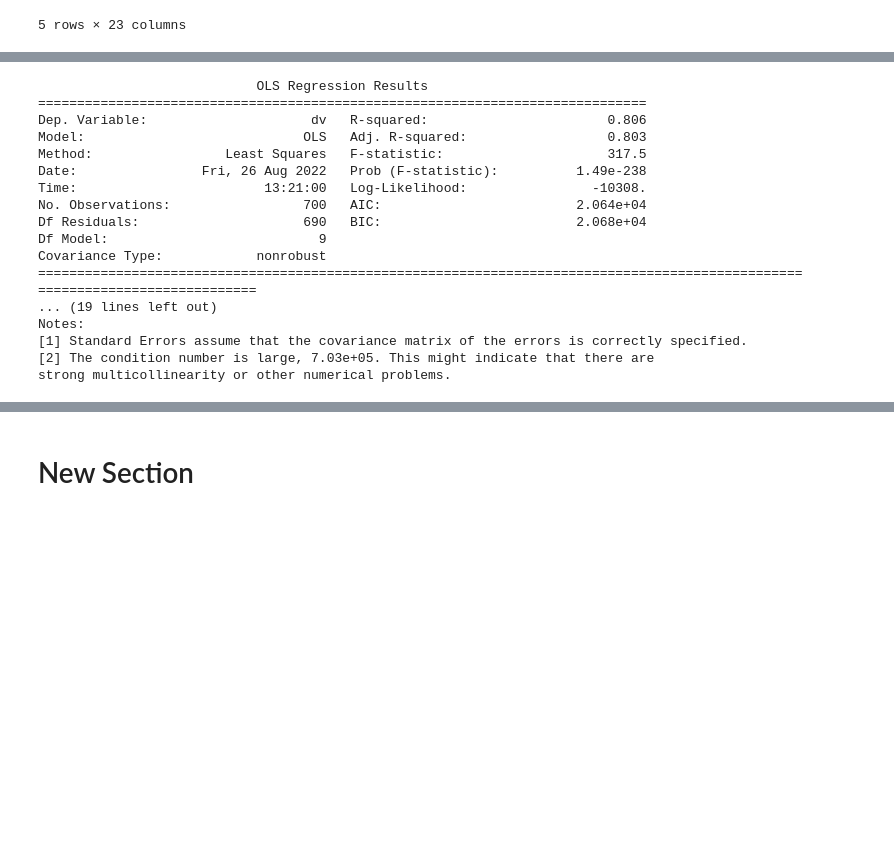
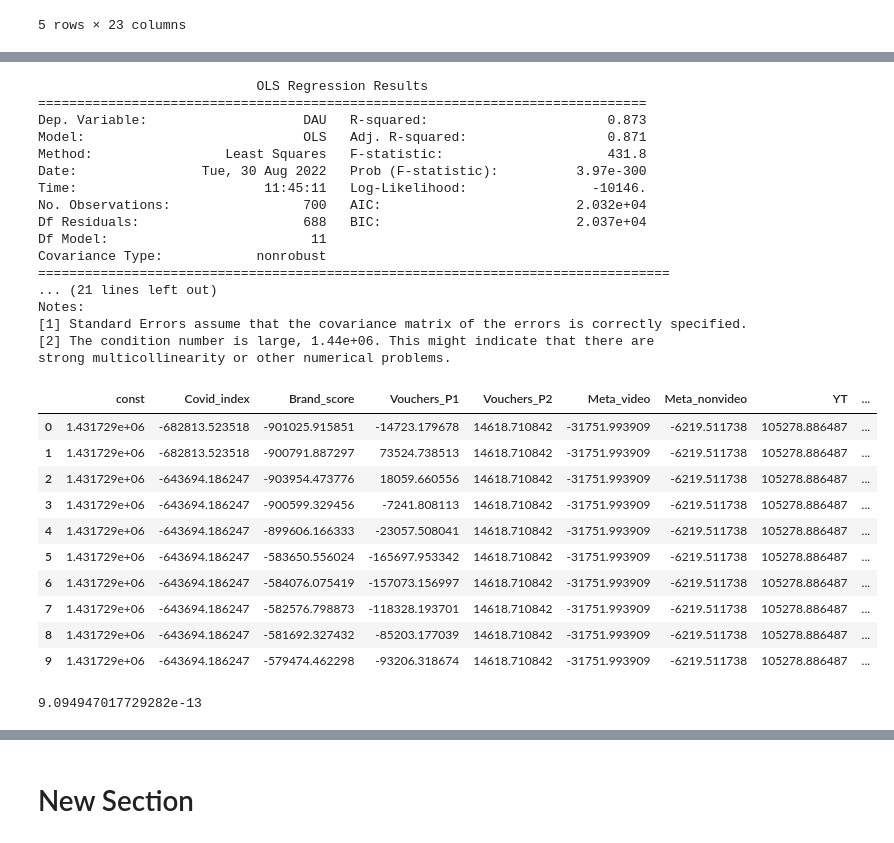
Before and after one commit to Akash743/Mathematical-Optimization, a Jupyter notebook: Testing_final.ipynb, the cells around one changed output, grey strips where cells are left out. Cells and saved outputs as stored; diff of their text form; code cells hidden in the pictures; blank space fills up the shorter version.

```diff
--- a/Testing_final.ipynb
+++ b/Testing_final.ipynb
@@ -285,5 +218,3 @@ useful[i:i+2].append('Week2')
-# %%
-useful =  useful[i:i+2].append('Week2')
 # %%
 for i in range(3,len(dfu.columns)-1,2):
 #  f= plt.figure(figsize=(18,3))
@@ -618,0 +537,6 @@ sns.heatmap(df_heatmap.corr(),annot=True,linewidths=.5, ax=ax)
+# %%
+## Adstocking and Sigmoid Transformation
+dt.columns = ['EndPeriod', 'Month', 'Month_Year', 'Week', 'Week2', 'Year', 'month_nr',
+       'week_nr', 'DAU', 'Covid_index', 'Brand_score', 'Vouchers_P1',
+       'Vouchers_P2', 'Meta_video', 'Meta_nonvideo', 'YT', 'TikTok', 'TV_ent',
+       'TV_news', 'Own_digital_2', 'Own_digital_1', 'Insta_all', 'Insta_own']
@@ -619,5 +547,13 @@ sns.heatmap(df_heatmap.corr(),annot=True,linewidths=.5, ax=ax)
+# %%
+dt['Brand_score'] = dt["Brand_score"]+.000003*dt['DAU']
+dt["DAU"] = dt["DAU"]*.94567
+dt['Insta_own'] = dt['Insta_own']+ dt["DAU"]*.1
 # %%
+# xf = dt.drop(['Month', 'Month_Year', 'Week', 'Week2', 'Year', 'month_nr', 'week_nr',
+#        'EndPeriod',"Week",'DAU',"GRI_extfactor","PERMKT_E2_type6_E3_bau_net_hlflfe15_satpnt0.7_stpness1",
+#        "PERMKT_E2_type4_E3_mega_net_hlflfe3_satpnt0.7_stpness0.75","PERMKT_E2_type4_E3_bau_net_hlflfe12_satpnt0.5_stpness1.25","PERMKT_E2_type7_E3_mega_net_hlflfe12_satpnt0.6_stpness1.25"],axis=1)  #,"PERMKT_E2_type7_E3_mega_net_hlflfe12_satpnt0.6_stpness1.25"
+
 xf = dt.drop(['Month', 'Month_Year', 'Week', 'Week2', 'Year', 'month_nr', 'week_nr',
-       'EndPeriod',"Week",'DAU',"GRI_extfactor","PERMKT_E2_type6_E3_bau_net_hlflfe15_satpnt0.7_stpness1",
-       "PERMKT_E2_type4_E3_mega_net_hlflfe3_satpnt0.7_stpness0.75","PERMKT_E2_type4_E3_bau_net_hlflfe12_satpnt0.5_stpness1.25","PERMKT_E2_type7_E3_mega_net_hlflfe12_satpnt0.6_stpness1.25"],axis=1)  #,"PERMKT_E2_type7_E3_mega_net_hlflfe12_satpnt0.6_stpness1.25"
+       'EndPeriod',"Week",'DAU',
+       "Own_digital_1","Own_digital_2","Insta_own"],axis=1)  #,"PERMKT_E2_type7_E3_mega_net_hlflfe12_satpnt0.6_stpness1.25","Covid_index","TV_news"
 yf = dt[['DAU']]
@@ -650,18 +607,42 @@ print(resultsf.summary())
 # %% [output]
                             OLS Regression Results
 ==============================================================================
-Dep. Variable:                     dv   R-squared:                       0.806
-Model:                            OLS   Adj. R-squared:                  0.803
-Method:                 Least Squares   F-statistic:                     317.5
-Date:                Fri, 26 Aug 2022   Prob (F-statistic):          1.49e-238
-Time:                        13:21:00   Log-Likelihood:                -10308.
-No. Observations:                 700   AIC:                         2.064e+04
-Df Residuals:                     690   BIC:                         2.068e+04
-Df Model:                           9
+Dep. Variable:                    DAU   R-squared:                       0.873
+Model:                            OLS   Adj. R-squared:                  0.871
+Method:                 Least Squares   F-statistic:                     431.8
+Date:                Tue, 30 Aug 2022   Prob (F-statistic):          3.97e-300
+Time:                        11:45:11   Log-Likelihood:                -10146.
+No. Observations:                 700   AIC:                         2.032e+04
+Df Residuals:                     688   BIC:                         2.037e+04
+Df Model:                          11
 Covariance Type:            nonrobust
-==============================================================================================================================
-... (19 lines left out)
+=================================================================================
+... (21 lines left out)
 Notes:
 [1] Standard Errors assume that the covariance matrix of the errors is correctly specified.
-[2] The condition number is large, 7.03e+05. This might indicate that there are
+[2] The condition number is large, 1.44e+06. This might indicate that there are
 strong multicollinearity or other numerical problems.
+# %%
+#Decomps
+
+dec = pd.DataFrame()
+for i in range(len(xf.columns)):
+  dec[xf.columns[i]] = xf[xf.columns[i]] * resultsf.params.values[i]
+
+dec.head(10)
+# %% [output]
+|  | const | Covid_index | Brand_score | Vouchers_P1 | Vouchers_P2 | Meta_video | Meta_nonvideo | YT | ... |
+| 0 | 1.431729e+06 | -682813.523518 | -901025.915851 | -14723.179678 | 14618.710842 | -31751.993909 | -6219.511738 | 105278.886487 | ... |
+| 1 | 1.431729e+06 | -682813.523518 | -900791.887297 | 73524.738513 | 14618.710842 | -31751.993909 | -6219.511738 | 105278.886487 | ... |
+| 2 | 1.431729e+06 | -643694.186247 | -903954.473776 | 18059.660556 | 14618.710842 | -31751.993909 | -6219.511738 | 105278.886487 | ... |
+| 3 | 1.431729e+06 | -643694.186247 | -900599.329456 | -7241.808113 | 14618.710842 | -31751.993909 | -6219.511738 | 105278.886487 | ... |
+| 4 | 1.431729e+06 | -643694.186247 | -899606.166333 | -23057.508041 | 14618.710842 | -31751.993909 | -6219.511738 | 105278.886487 | ... |
+| 5 | 1.431729e+06 | -643694.186247 | -583650.556024 | -165697.953342 | 14618.710842 | -31751.993909 | -6219.511738 | 105278.886487 | ... |
+| 6 | 1.431729e+06 | -643694.186247 | -584076.075419 | -157073.156997 | 14618.710842 | -31751.993909 | -6219.511738 | 105278.886487 | ... |
+| 7 | 1.431729e+06 | -643694.186247 | -582576.798873 | -118328.193701 | 14618.710842 | -31751.993909 | -6219.511738 | 105278.886487 | ... |
+| 8 | 1.431729e+06 | -643694.186247 | -581692.327432 | -85203.177039 | 14618.710842 | -31751.993909 | -6219.511738 | 105278.886487 | ... |
+| 9 | 1.431729e+06 | -643694.186247 | -579474.462298 | -93206.318674 | 14618.710842 | -31751.993909 | -6219.511738 | 105278.886487 | ... |
+# %%
+dt['Covid_index'].sum()
+# %% [output]
+9.094947017729282e-13
```
Also changed, not shown: parts of 34 cells of this notebook.
